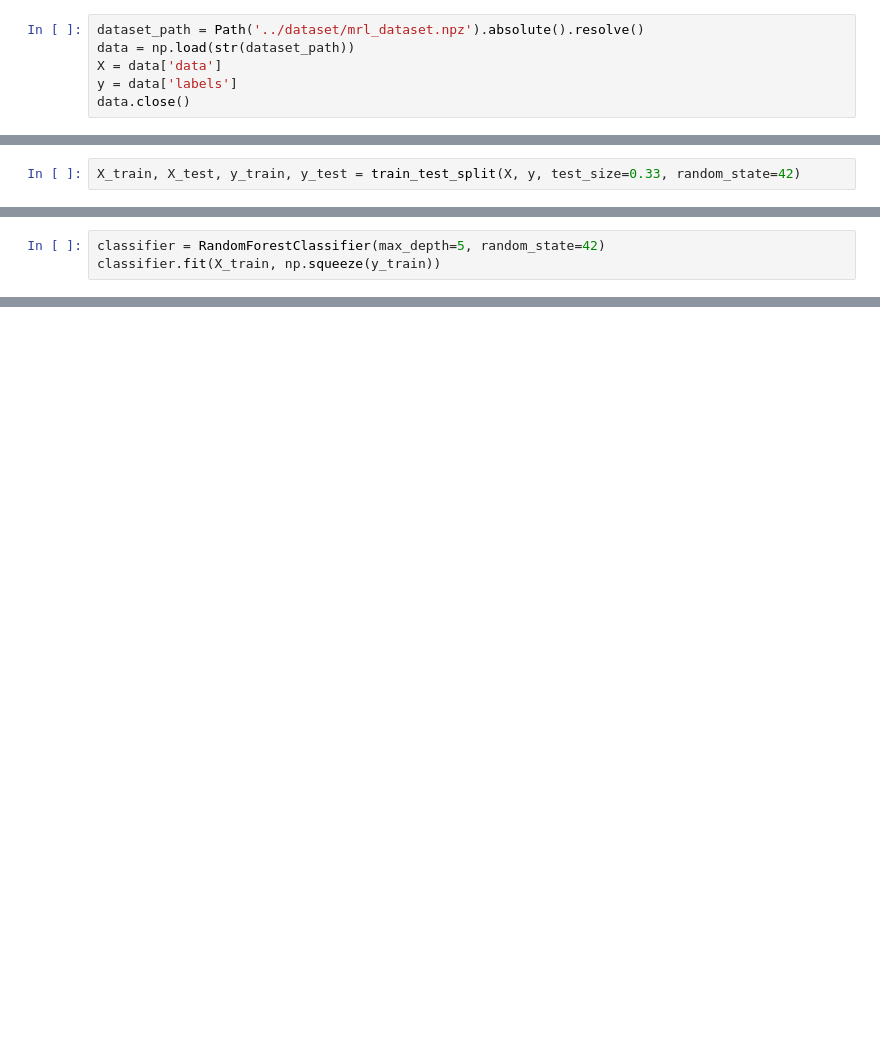
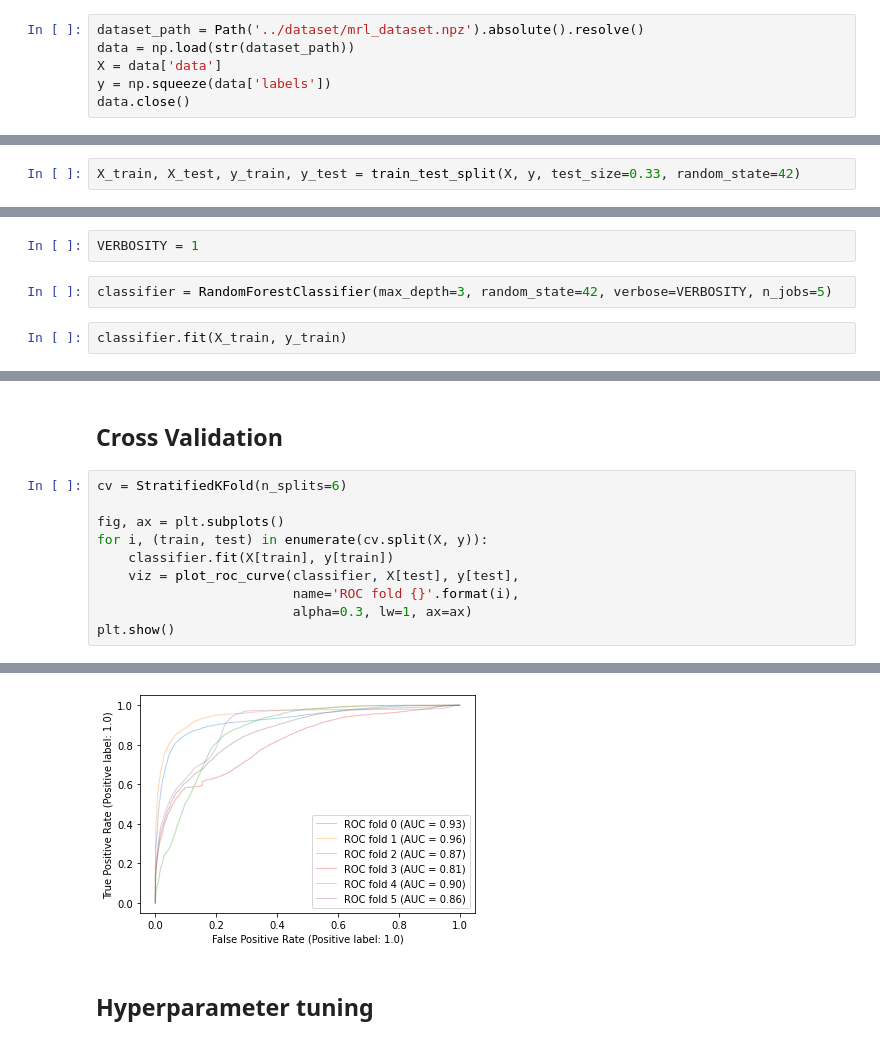
Before and after one commit to abhilb/Open-eye-closed-eye-classification, a Jupyter notebook: part2/MRL_Dataset_RandomForest_Classification.ipynb, the cells around one changed output, grey strips where cells are left out. Saved outputs shown, nothing was run; the diff lists cells and outputs as text; blank space fills up the shorter version.

```diff
--- a/part2/MRL_Dataset_RandomForest_Classification.ipynb
+++ b/part2/MRL_Dataset_RandomForest_Classification.ipynb
@@ -11,5 +14,5 @@ from sklearn.metrics import mean_absolute_error
 dataset_path = Path('../dataset/mrl_dataset.npz').absolute().resolve()
 data = np.load(str(dataset_path))
 X = data['data']
-y = data['labels']
+y = np.squeeze(data['labels'])
 data.close()
@@ -18,4 +31,7 @@ X_train, X_test, y_train, y_test = train_test_split(X, y, test_size=0.33, random
+# %%
+VERBOSITY = 1
+# %%
+classifier = RandomForestClassifier(max_depth=3, random_state=42, verbose=VERBOSITY, n_jobs=5)
 # %%
-classifier = RandomForestClassifier(max_depth=5, random_state=42)
-classifier.fit(X_train, np.squeeze(y_train))
+classifier.fit(X_train, y_train)
 # %% [output]
@@ -26,0 +51,13 @@ classifier.score(X_test, y_test)
+# %% [markdown]
+## Cross Validation
+# %%
+cv = StratifiedKFold(n_splits=6)
+
+fig, ax = plt.subplots()
+for i, (train, test) in enumerate(cv.split(X, y)):
+    classifier.fit(X[train], y[train])
+    viz = plot_roc_curve(classifier, X[test], y[test],
+                         name='ROC fold {}'.format(i),
+                         alpha=0.3, lw=1, ax=ax)
+plt.show()
+# %% [output]
@@ -26,0 +81,3 @@ classifier.score(X_test, y_test)
+[figure, added]
+# %% [markdown]
+## Hyperparameter tuning
```
Also changed, not shown: parts of 11 cells of this notebook, 2 other files.
